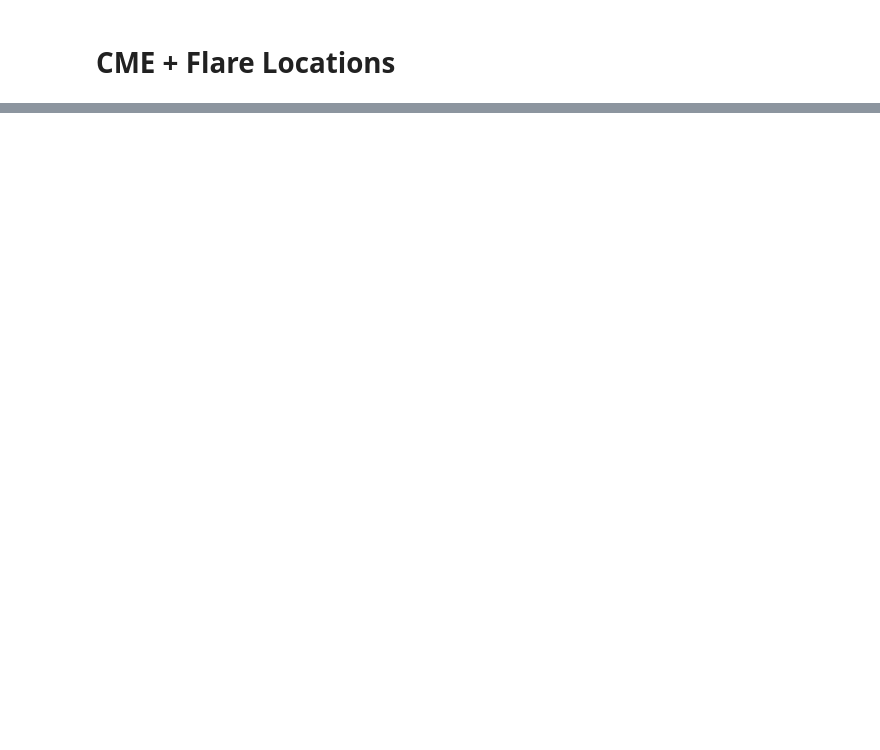
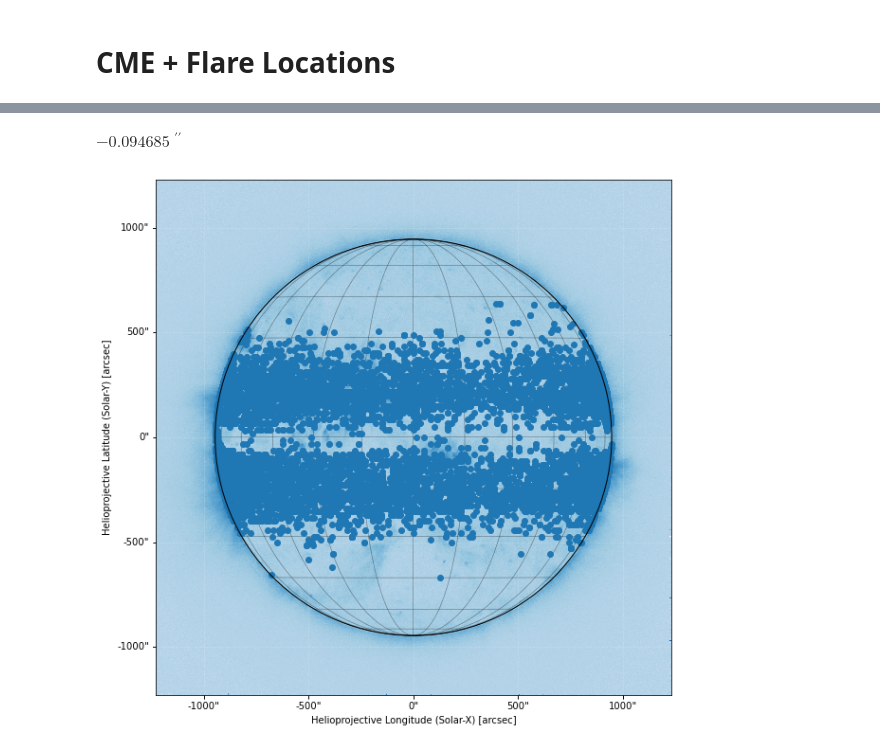
Before and after one commit to peterbreslin/ss_project, a Jupyter notebook: locations_plot.ipynb, the cells around one changed output, grey strips where cells are left out. Saved outputs shown, nothing was run; the diff lists cells and outputs as text; code cells hidden in the pictures; blank space fills up the shorter version.

```diff
--- a/locations_plot.ipynb
+++ b/locations_plot.ipynb
@@ -72,0 +159,22 @@ AttributeError: module 'sunpy.coordinates' has no attribute 'convert_hgs_hpc'
+# %%
+jb0
+# %% [output]
+$-0.094685 \; \mathrm{{}^{\prime\prime}}$
+# %%
+# WTF
+sun = sunpy.map.Map(sample_map)
+fig = plt.figure(figsize=[10,10])
+ax = fig.add_subplot(projection=sun)
+
+sun.plot(cmap='Blues')
+#sun.plot(vmin=-120, vmax=120)
+sun.data[:,:]=[500.]
+sun.draw_limb(color='k')
+sun.draw_grid(color='k', lw = 0.5)
+ax.set_autoscale_on(False)
+
+if len(hg.flare_hg_longitude) > 0:
+    c = SkyCoord(hg.flare_hg_longitude*u.deg, hg.flare_hg_latitude*u.deg, frame=frames.HeliographicStonyhurst)
+    ax.plot_coord(c, 'o')
+# %% [output]
+[figure, added]
```
Also changed, not shown: parts of 16 cells of this notebook.
